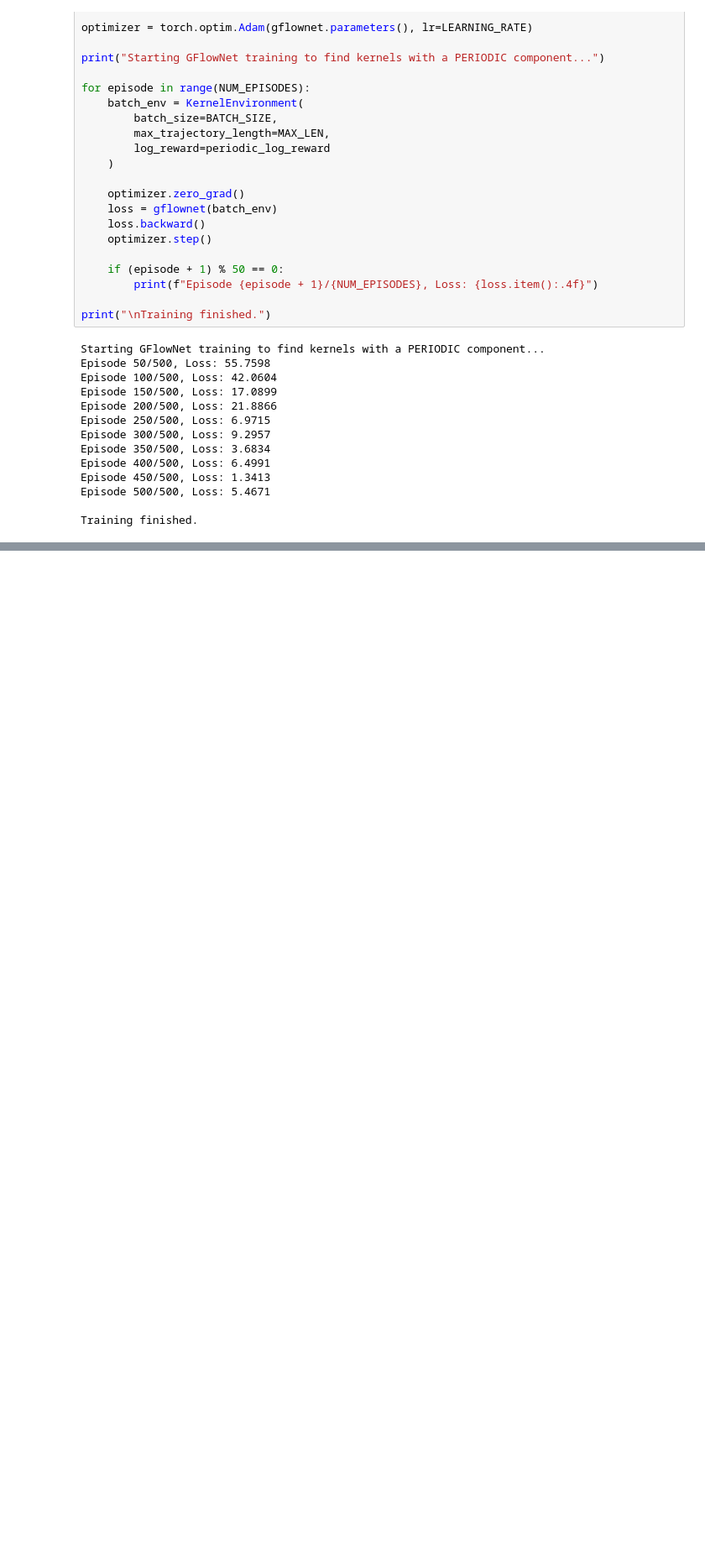
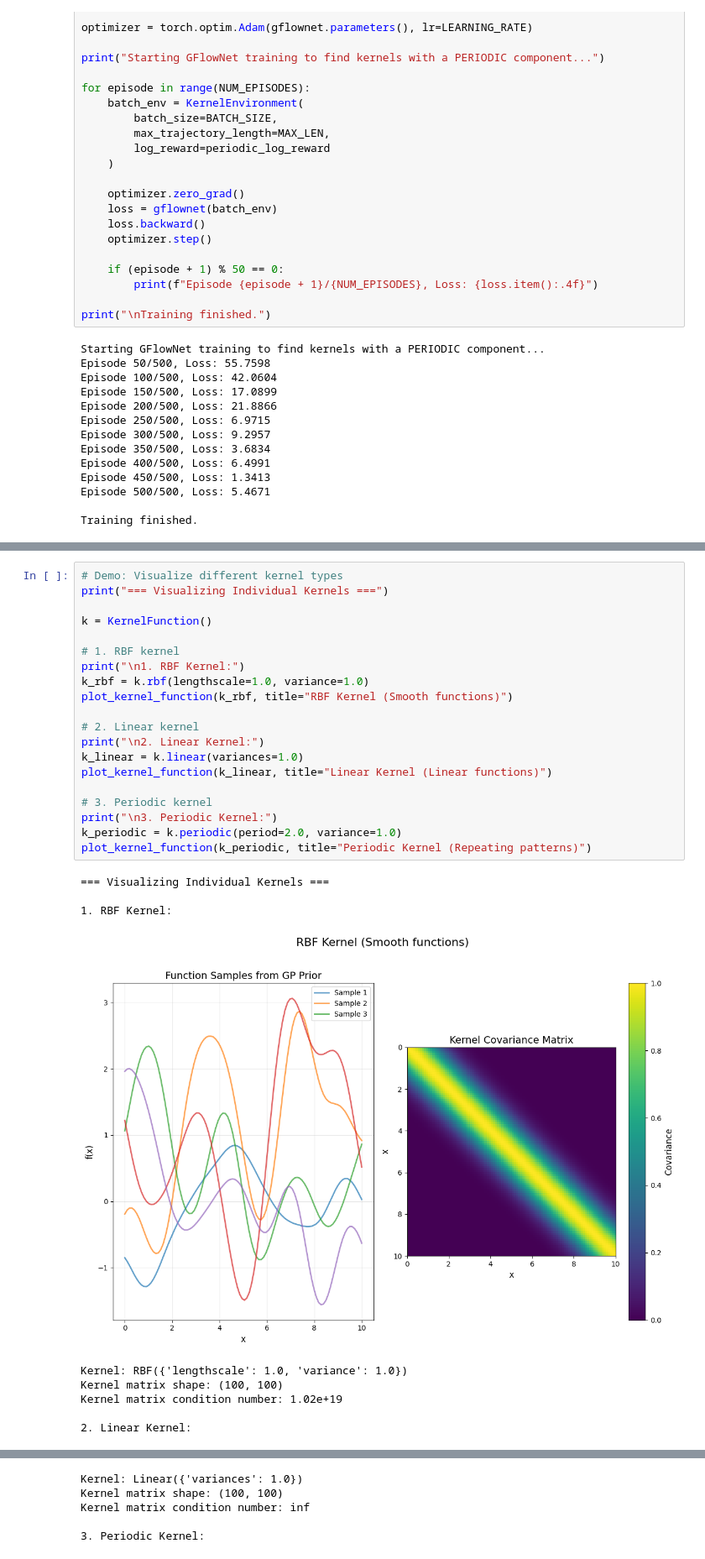
Before and after one commit to anacarolerthal/gpkernel-gfn, a Jupyter notebook: test.ipynb, the cells around one changed output, grey strips where cells are left out. Shown at 84% size. Drawn from its saved outputs; the diff is of its cells as text; blank space fills up the shorter version.

Commit message:
plotting functions

```diff
--- a/test.ipynb
+++ b/test.ipynb
@@ -524,0 +528,30 @@ Sample 25: ((Identity({}) + Periodic({'period': 1.0, 'variance': 1.0})) + Period
+# %%
+# Demo: Visualize different kernel types
+print("=== Visualizing Individual Kernels ===")
+
+k = KernelFunction()
+
+# 1. RBF kernel
+print("\n1. RBF Kernel:")
+k_rbf = k.rbf(lengthscale=1.0, variance=1.0)
+plot_kernel_function(k_rbf, title="RBF Kernel (Smooth functions)")
+
+# 2. Linear kernel
+print("\n2. Linear Kernel:")
+k_linear = k.linear(variances=1.0)
+plot_kernel_function(k_linear, title="Linear Kernel (Linear functions)")
+
+# 3. Periodic kernel
+print("\n3. Periodic Kernel:")
+k_periodic = k.periodic(period=2.0, variance=1.0)
+plot_kernel_function(k_periodic, title="Periodic Kernel (Repeating patterns)")
+# %% [output]
+=== Visualizing Individual Kernels ===
+
+1. RBF Kernel:
+[figure, added]
+Kernel: RBF({'lengthscale': 1.0, 'variance': 1.0})
+Kernel matrix shape: (100, 100)
+Kernel matrix condition number: 1.02e+19
+
+2. Linear Kernel:
@@ -524,0 +559,5 @@ Sample 25: ((Identity({}) + Periodic({'period': 1.0, 'variance': 1.0})) + Period
+Kernel: Linear({'variances': 1.0})
+Kernel matrix shape: (100, 100)
+Kernel matrix condition number: inf
+
+3. Periodic Kernel:
```
Also changed, not shown: parts of 5 cells of this notebook, 1 other file.
